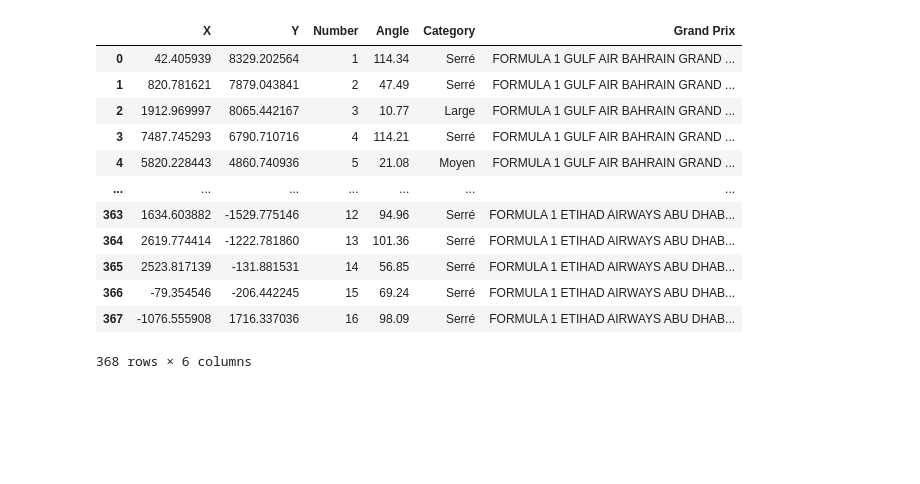
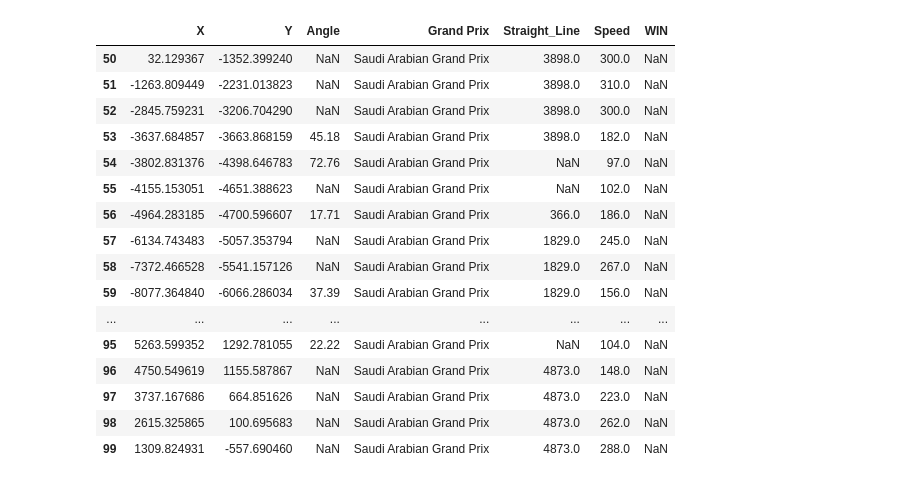
Before and after one commit to rricc22/F1, a Jupyter notebook: quick_analyse.ipynb, the cells around one changed output. Saved outputs shown, nothing was run; the diff lists cells and outputs as text; code cells hidden in the pictures; blank space fills up the shorter version.

```diff
--- a/quick_analyse.ipynb
+++ b/quick_analyse.ipynb
@@ -4,4 +4,13 @@ import numpy as np
 import fastf1
 import matplotlib.pyplot as plt
 # %%
-df = pd.read_csv('/home/riccardo/Documents/F1/f1_corners_analysis_2023.csv')
+df = pd.read_csv('/home/riccardo/Documents/F1/dataset_line_fast_speedV3.csv')
+df = df.drop('Unnamed: 0',axis=1)
+# %%
+session = fastf1.get_session(2023, df['Grand Prix'].unique()[0], 'R')
+
+session.load()
+
+result = session.results['DriverNumber'][0]
+
+df[df['Grand Prix'] == df['Grand Prix'].unique()[0]]['WIN'] = result
@@ -7,0 +37,4 @@ df = pd.read_csv('/home/riccardo/Documents/F1/f1_corners_analysis_2023.csv')
+# %%
+# Mettre à jour la colonne 'WIN' dans le DataFrame d'origine
+df.loc[df['Grand Prix'] == df['Grand Prix'].unique()[0], 'WIN'] = result
+df[df['Grand Prix'] == df['Grand Prix'].unique()[0]]
@@ -7,0 +59,13 @@ df = pd.read_csv('/home/riccardo/Documents/F1/f1_corners_analysis_2023.csv')
+# %%
+
+for i in df['Grand Prix'].unique()[:3]:
+
+    session = fastf1.get_session(2023, i, 'R')
+
+    session.load()
+
+    result = session.results['DriverNumber'][0]
+
+    df[df['Grand Prix'] == i]['WIN'] = result
+
+    print()
@@ -8,16 +90,20 @@ df = pd.read_csv('/home/riccardo/Documents/F1/f1_corners_analysis_2023.csv')
 # %%
-df
+df[50:100]
 # %% [output]
-|  | X | Y | Number | Angle | Category | Grand Prix |
-| 0 | 42.405939 | 8329.202564 | 1 | 114.34 | Serré | FORMULA 1 GULF AIR BAHRAIN GRAND ... |
-| 1 | 820.781621 | 7879.043841 | 2 | 47.49 | Serré | FORMULA 1 GULF AIR BAHRAIN GRAND ... |
-| 2 | 1912.969997 | 8065.442167 | 3 | 10.77 | Large | FORMULA 1 GULF AIR BAHRAIN GRAND ... |
-| 3 | 7487.745293 | 6790.710716 | 4 | 114.21 | Serré | FORMULA 1 GULF AIR BAHRAIN GRAND ... |
-| 4 | 5820.228443 | 4860.740936 | 5 | 21.08 | Moyen | FORMULA 1 GULF AIR BAHRAIN GRAND ... |
-| ... | ... | ... | ... | ... | ... | ... |
-| 363 | 1634.603882 | -1529.775146 | 12 | 94.96 | Serré | FORMULA 1 ETIHAD AIRWAYS ABU DHAB... |
-| 364 | 2619.774414 | -1222.781860 | 13 | 101.36 | Serré | FORMULA 1 ETIHAD AIRWAYS ABU DHAB... |
-| 365 | 2523.817139 | -131.881531 | 14 | 56.85 | Serré | FORMULA 1 ETIHAD AIRWAYS ABU DHAB... |
-| 366 | -79.354546 | -206.442245 | 15 | 69.24 | Serré | FORMULA 1 ETIHAD AIRWAYS ABU DHAB... |
-| 367 | -1076.555908 | 1716.337036 | 16 | 98.09 | Serré | FORMULA 1 ETIHAD AIRWAYS ABU DHAB... |
+|  | X | Y | Angle | Grand Prix | Straight_Line | Speed | WIN |
+| 50 | 32.129367 | -1352.399240 | NaN | Saudi Arabian Grand Prix | 3898.0 | 300.0 | NaN |
+| 51 | -1263.809449 | -2231.013823 | NaN | Saudi Arabian Grand Prix | 3898.0 | 310.0 | NaN |
+| 52 | -2845.759231 | -3206.704290 | NaN | Saudi Arabian Grand Prix | 3898.0 | 300.0 | NaN |
+| 53 | -3637.684857 | -3663.868159 | 45.18 | Saudi Arabian Grand Prix | 3898.0 | 182.0 | NaN |
+| 54 | -3802.831376 | -4398.646783 | 72.76 | Saudi Arabian Grand Prix | NaN | 97.0 | NaN |
+| 55 | -4155.153051 | -4651.388623 | NaN | Saudi Arabian Grand Prix | NaN | 102.0 | NaN |
+| 56 | -4964.283185 | -4700.596607 | 17.71 | Saudi Arabian Grand Prix | 366.0 | 186.0 | NaN |
+| 57 | -6134.743483 | -5057.353794 | NaN | Saudi Arabian Grand Prix | 1829.0 | 245.0 | NaN |
+| 58 | -7372.466528 | -5541.157126 | NaN | Saudi Arabian Grand Prix | 1829.0 | 267.0 | NaN |
+| 59 | -8077.364840 | -6066.286034 | 37.39 | Saudi Arabian Grand Prix | 1829.0 | 156.0 | NaN |
+| ... | ... | ... | ... | ... | ... | ... | ... |
+| 95 | 5263.599352 | 1292.781055 | 22.22 | Saudi Arabian Grand Prix | NaN | 104.0 | NaN |
+| 96 | 4750.549619 | 1155.587867 | NaN | Saudi Arabian Grand Prix | 4873.0 | 148.0 | NaN |
+| 97 | 3737.167686 | 664.851626 | NaN | Saudi Arabian Grand Prix | 4873.0 | 223.0 | NaN |
+| 98 | 2615.325865 | 100.695683 | NaN | Saudi Arabian Grand Prix | 4873.0 | 262.0 | NaN |
+| 99 | 1309.824931 | -557.690460 | NaN | Saudi Arabian Grand Prix | 4873.0 | 288.0 | NaN |
-368 rows × 6 columns
```
Also changed, not shown: parts of 8 cells of this notebook, 2 other files.
